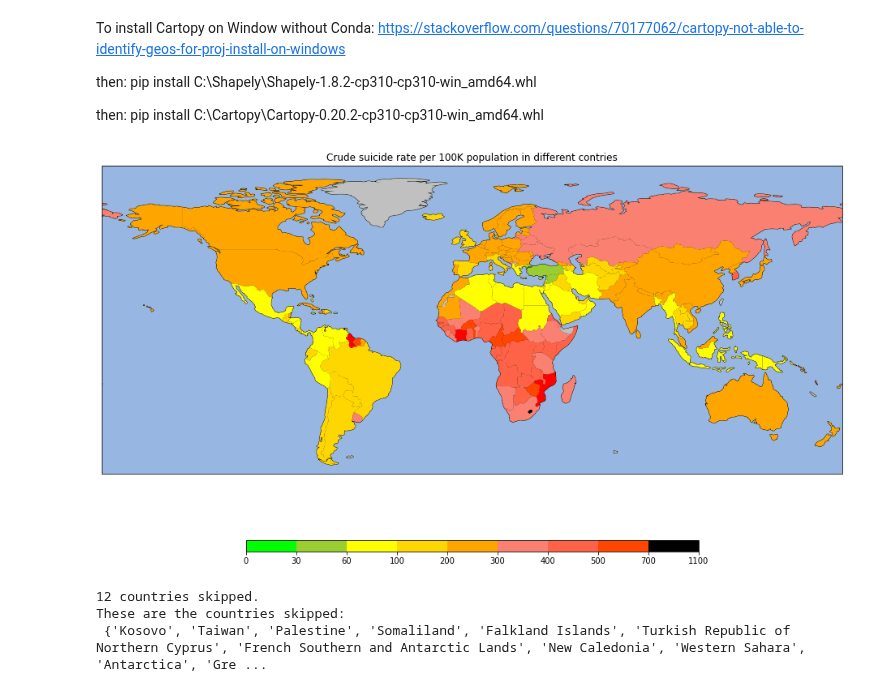
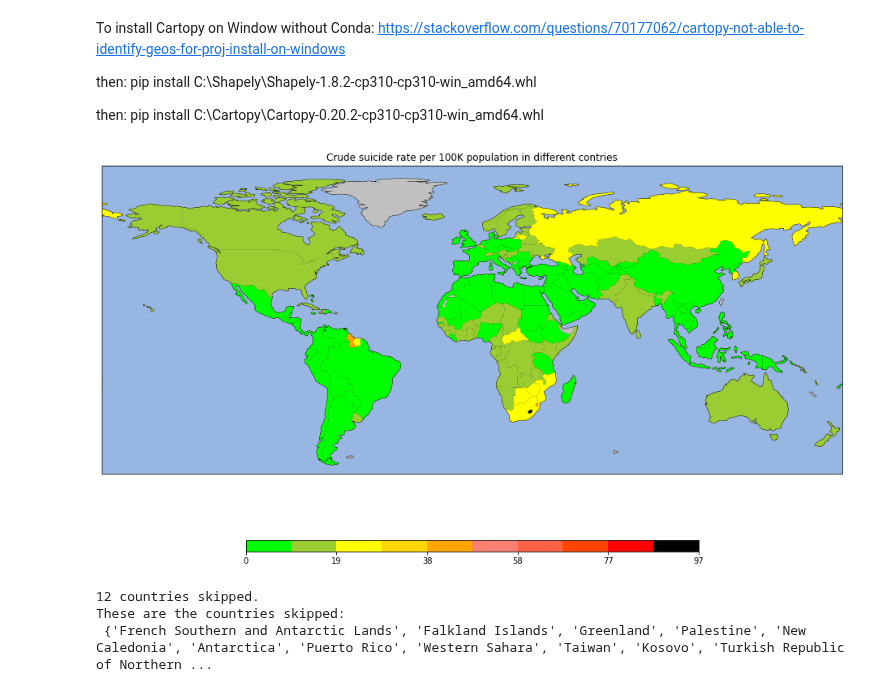
Before and after one commit to Pinkwjp/global_suicide_rates, a Jupyter notebook: visualize_global_sucide_rates.ipynb, the cells around one changed output. Saved outputs shown, nothing was run; the diff lists cells and outputs as text; code cells hidden in the pictures.

```diff
--- a/visualize_global_sucide_rates.ipynb
+++ b/visualize_global_sucide_rates.ipynb
@@ -1,9 +3,8 @@
 # %%
 import pandas as pd
 
-# suicide_rates_df = pd.read_csv(r'./data/2019_who_crude_suicide_rates_per_100k_population_data.csv')
-complete_df = pd.read_csv(
-    r'./data/2019_who_age_standardized_suicide_rates_per_100k_population_data.csv')
+csv_file_path = r'./data/who_age_standardized_suicide_rates_per_100k_population_data_till_2019.csv'
+complete_df = pd.read_csv(csv_file_path)
 rates_df = complete_df.filter(items=['Location', 'Period', 'Dim1', 'Value'])
 
 print(rates_df.head())
@@ -24,8 +27,8 @@ def extract_float_value(value_and_range: str) -> float:
     extract float value from Value column
 
     for example:
-    value_and_range = "0.16 [0.11 - 0.22]"
-    return 0.16
+    input: "0.16 [0.11 - 0.22]"
+    output: 0.16
     """
     return float(value_and_range.split(maxsplit=1)[0])
 
@@ -113,7 +132,10 @@ class ColorBound:
         self.bounds = np.linspace(0, self.upper_bound, num=self.num_intervals+1, dtype=np.int_)
 
     def get_matching_color(self, value: Union[float, int]) -> str:
-        assert 0 <= value < self.upper_bound
+        assert value < self.upper_bound
+        # FIXME
+        if value < 0:
+            return 'silver'
         return self._color[int(self.num_intervals * (value/self.upper_bound))]
 
     def get_bounds(self) -> List[Union[float, int]]:
@@ -266,41 +287,52 @@ def apply_color_to_all_countries(ax: plt.Axes, crs: CRS, data: pd.DataFrame) ->
 # %%
+from multiprocessing.sharedctypes import Value
 import matplotlib as mpl
 import matplotlib.pyplot as plt
 from cartopy.crs import PlateCarree
-
-# TODO: put everything here into a main function
 
 plt.figure(figsize=(20, 10))
 ax = plt.axes(projection=PlateCarree())
 
 set_map_extend(ax)
 add_basic_map_features(ax)
 
-# TODO: rename suicide_rates object
+data = both_sexes_2019
 
-# color-bound object
-bounds = [0, 30, 60,
-          100, 200, 300,
-          400, 500, 700, 1100]
+color_bound_obj = ColorBound(data.Float_Value.max())
 
-color_names = ['lime', 'yellowgreen', 'yellow',
-                'gold', 'orange',  'salmon',
-                'tomato', 'orangered','red', 'black']
+names_from_data = set(data.Location.to_list())
 
+skipped = set()
+for country in countries_iterator():
+    name = country.attributes['NAME_EN']
 
-skipped = apply_color_to_all_countries(ax,
-                                       PlateCarree,
-                                       suicide_rates_object.suicide_rates_in_countries())
+    # TODO: refine
+    if name in names_map_to_data:
+        name = names_map_to_data[name]
 
-make_scalar_colorbar(bounds, color_names, ax, location='bottom', aspect=40, shrink=0.5)
+    if name in names_from_data:
+        rate = data[data.Location == name].Float_Value.to_list()[0]
+    else:
+        rate = -1
+
+    if rate == -1:
+        skipped.add(name)
+
+    face_color = color_bound_obj.get_matching_color(rate)
+    apply_color_to_country(face_color, country, ax, PlateCarree)
+
+make_scalar_colorbar(color_bound_obj.get_bounds(),
+                     color_bound_obj.get_colors(),
+                     ax,
+                     location='bottom', aspect=40, shrink=0.5)
 
 plt.title('Crude suicide rate per 100K population in different contries')
 plt.show()
 
 print(f'{len(skipped)} countries skipped.')
 print('These are the countries skipped: \n', skipped)
 # %% [output]
-[figure, old version]
+[figure, new version]
 12 countries skipped.
 These are the countries skipped:
- {'Kosovo', 'Taiwan', 'Palestine', 'Somaliland', 'Falkland Islands', 'Turkish Republic of Northern Cyprus', 'French Southern and Antarctic Lands', 'New Caledonia', 'Western Sahara', 'Antarctica', 'Gre ...
+ {'French Southern and Antarctic Lands', 'Falkland Islands', 'Greenland', 'Palestine', 'New Caledonia', 'Antarctica', 'Puerto Rico', 'Western Sahara', 'Taiwan', 'Kosovo', 'Turkish Republic of Northern ...
```
Also changed, not shown: parts of 13 cells of this notebook.
